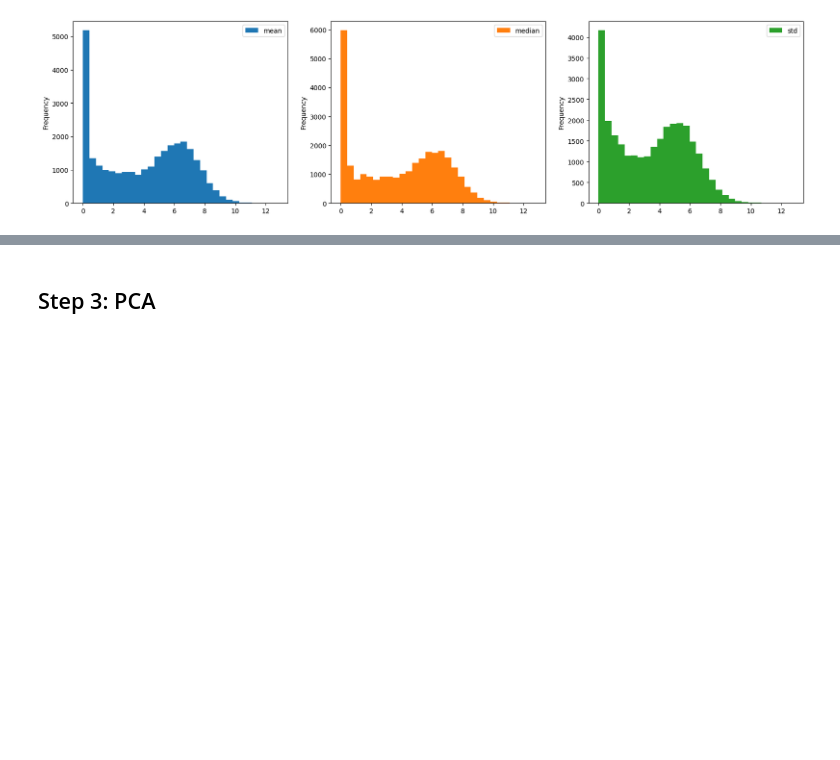
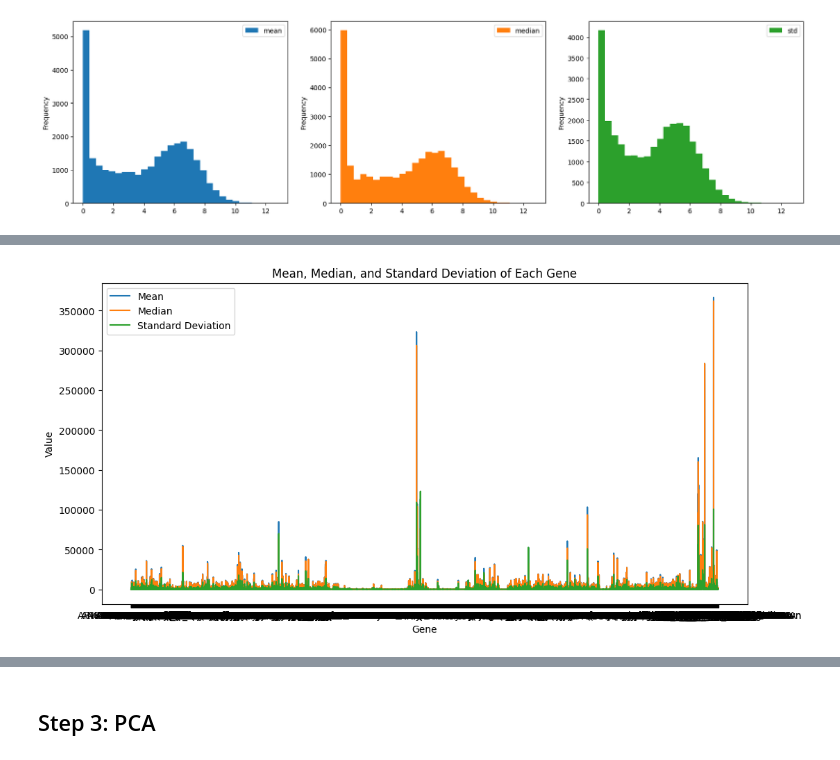
Before and after one commit to demic-dev/als-biomarker-identification-project, a Jupyter notebook: Report.ipynb, the cells around one changed output, grey strips where cells are left out. Drawn from its saved outputs; the diff is of its cells as text; code cells hidden in the pictures; blank space fills up the shorter version.

```diff
--- a/Report.ipynb
+++ b/Report.ipynb
@@ -97,0 +111,27 @@ plt.show()
+# %%
+def get_mean_median_std() -> None:
+    '''
+    This method plots the mean, median and standard deviation of each gene and shows the plot.
+    '''
+    # mean = self.__genes_counts.mean()
+    # median = self.__genes_counts.median()
+    # std_dev = self.__genes_counts.std()
+
+    # Plot mean, median, and standard deviation
+    plt.figure(figsize=(12, 6))
+
+    plt.plot(samples.get_samples().mean(), label='Mean')
+    plt.plot(samples.get_samples().median(), label='Median')
+    plt.plot(samples.get_samples().std(), label='Standard Deviation')
+
+    plt.legend(loc='best')
+    plt.title('Mean, Median, and Standard Deviation of Each Gene')
+    plt.xlabel('Gene')
+    plt.ylabel('Value')
+
+    plt.show()
+    return
+
+get_mean_median_std()
+# %% [output]
+[figure, added]
```
Also changed, not shown: parts of 35 cells of this notebook, 2 other files.
